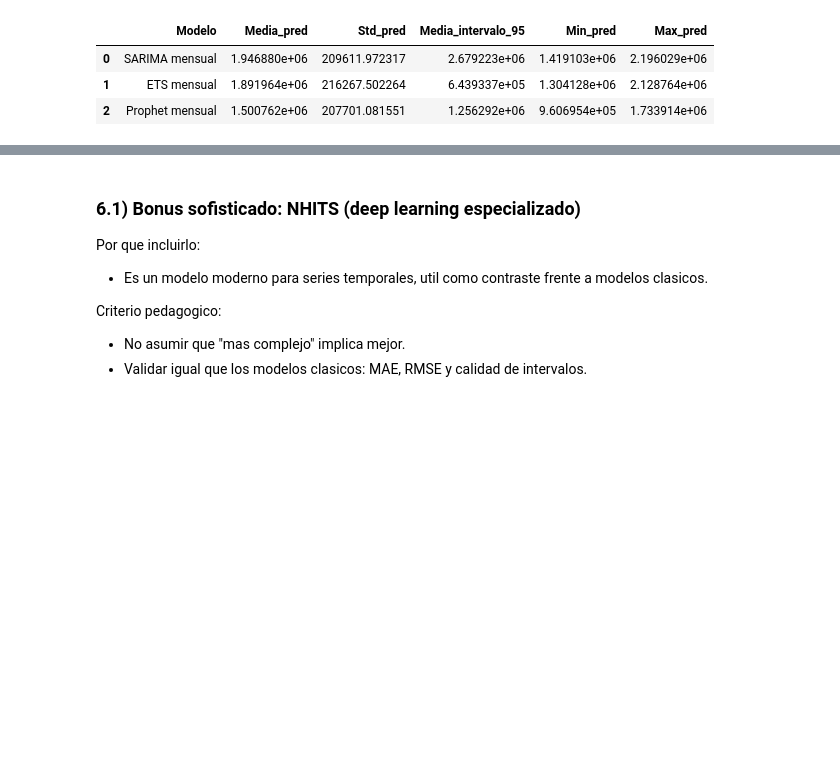
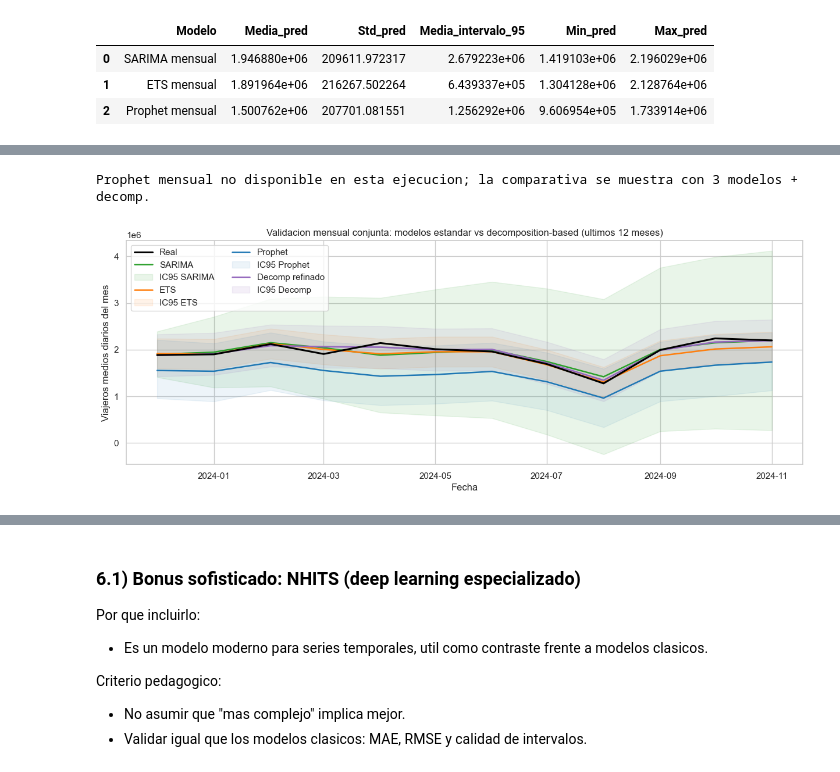
Before and after one commit to juliovalerog/TimeSeries, a Jupyter notebook: notebooks/02_metro_estacionalidad_compleja.ipynb, the cells around one changed output, grey strips where cells are left out. Saved outputs shown, nothing was run; the diff lists cells and outputs as text; code cells hidden in the pictures; blank space fills up the shorter version.

```diff
--- a/notebooks/02_metro_estacionalidad_compleja.ipynb
+++ b/notebooks/02_metro_estacionalidad_compleja.ipynb
@@ -455,3 +733,37 @@ monthly_pred_stats
+# %%
+# Visual comparativa conjunta: 4 modelos mensuales + intervalos de confianza.
+plt.figure(figsize=(15, 5))
+
+# Serie real
+plt.plot(test_m.index, test_m.values, label="Real", color="black", linewidth=2.2, zorder=5)
+
+# SARIMA
+plt.plot(test_m.index, sarima_m_pred.values, label="SARIMA", color="tab:green", linewidth=1.8)
+plt.fill_between(test_m.index, sarima_m_lo.values, sarima_m_hi.values, color="tab:green", alpha=0.10, label="IC95 SARIMA")
+
+# ETS
+plt.plot(test_m.index, ets_m_pred.values, label="ETS", color="tab:orange", linewidth=1.8)
+plt.fill_between(test_m.index, ets_m_lo.values, ets_m_hi.values, color="tab:orange", alpha=0.09, label="IC95 ETS")
+
+# Prophet
+if "prophet_monthly_available" in globals() and prophet_monthly_available:
+    plt.plot(test_m.index, prophet_m_pred.values, label="Prophet", color="tab:blue", linewidth=1.8)
+    plt.fill_between(test_m.index, prophet_m_lo.values, prophet_m_hi.values, color="tab:blue", alpha=0.08, label="IC95 Prophet")
+#else:
+    print("Prophet mensual no disponible en esta ejecucion; la comparativa se muestra con 3 modelos + decomp.")
+
+# Decomposition-based
+plt.plot(decomp_m_pred.index, decomp_m_pred.values, label="Decomp refinado", color="tab:purple", linewidth=1.9)
+plt.fill_between(decomp_m_pred.index, decomp_m_lo.values, decomp_m_hi.values, color="tab:purple", alpha=0.10, label="IC95 Decomp")
+
+plt.title("Validacion mensual conjunta: modelos estandar vs decomposition-based (ultimos 12 meses)")
+plt.xlabel("Fecha")
+plt.ylabel("Viajeros medios diarios del mes")
+plt.legend(loc="best", ncol=2)
+plt.show()
+# %% [output]
+Prophet mensual no disponible en esta ejecucion; la comparativa se muestra con 3 modelos + decomp.
+[figure, added]
 # %%
 # Forecast real: proximos 12 meses usando el mejor modelo en pseudo-test (MAE).
 
```
Also changed, not shown: parts of 20 cells of this notebook, 2 other files.
